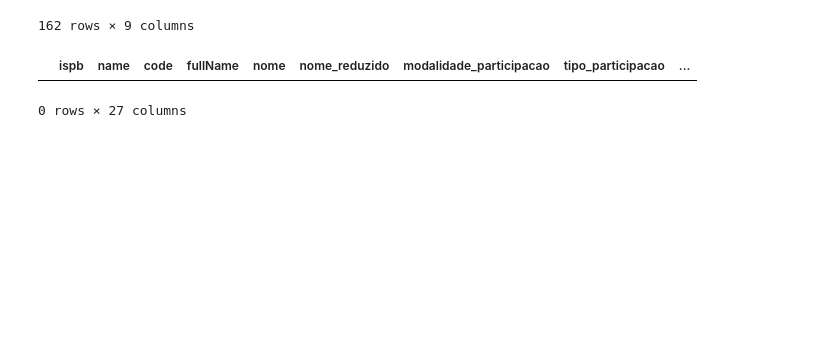
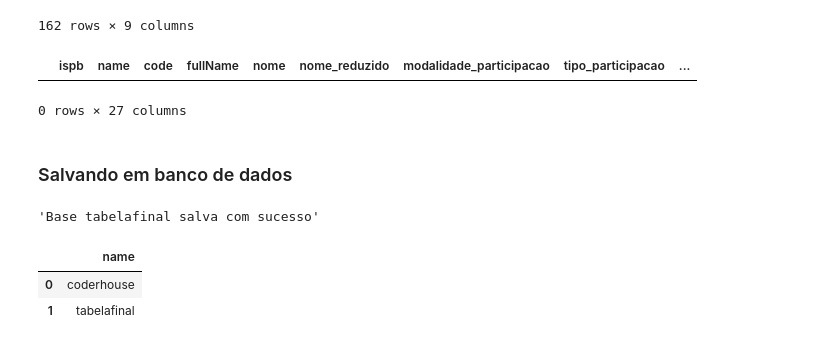
Before and after one commit to RodCavallini/Desafio-Final, a Jupyter notebook: Entrega_1_Desafio_Final.ipynb, the cells around one changed output. Cells and saved outputs as stored; diff of their text form; code cells hidden in the pictures; blank space fills up the shorter version.

```diff
--- a/Entrega_1_Desafio_Final.ipynb
+++ b/Entrega_1_Desafio_Final.ipynb
@@ -227,3 +226,15 @@ bancopixcor
 # %% [output]
 |  | ispb | name | code | fullName | nome | nome_reduzido | modalidade_participacao | tipo_participacao | ... |
 0 rows × 27 columns
+# %% [markdown]
+### Salvando em banco de dados
+# %%
+f.salva_bd(bancopix,'tabelafinal')
+# %% [output]
+'Base tabelafinal salva com sucesso'
+# %%
+f.tabelas_bd()
+# %% [output]
+|  | name |
+| 0 | coderhouse |
+| 1 | tabelafinal |
```
Also changed, not shown: parts of 2 cells of this notebook, 4 other files.
